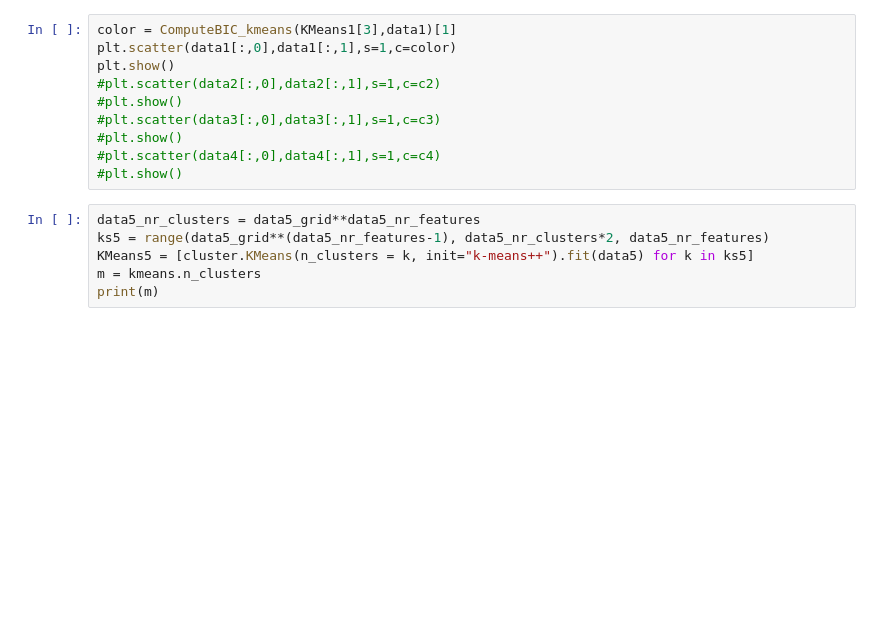
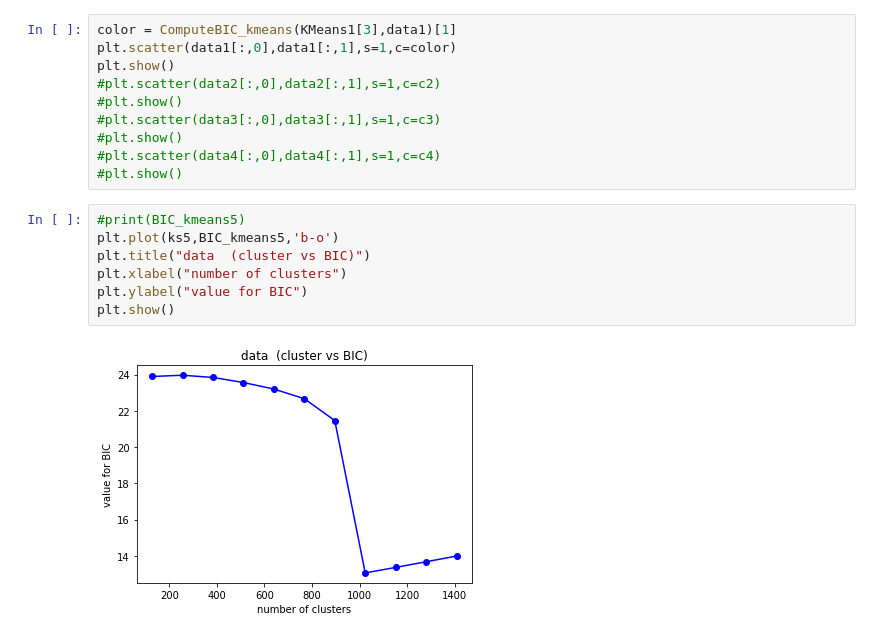
Before and after one commit to edforsberg/MME440_Project2, a Jupyter notebook: ErikF_BIC_Method.ipynb, the cells around one changed output. Saved outputs shown, nothing was run; the diff lists cells and outputs as text; blank space fills up the shorter version.

```diff
--- a/ErikF_BIC_Method.ipynb
+++ b/ErikF_BIC_Method.ipynb
@@ -225,9 +224,12 @@ plt.show()
 #plt.show()
 #plt.scatter(data4[:,0],data4[:,1],s=1,c=c4)
 #plt.show()
-# %%
-data5_nr_clusters = data5_grid**data5_nr_features
-ks5 = range(data5_grid**(data5_nr_features-1), data5_nr_clusters*2, data5_nr_features)
-KMeans5 = [cluster.KMeans(n_clusters = k, init="k-means++").fit(data5) for k in ks5]
-m = kmeans.n_clusters
-print(m)
+# %%
+#print(BIC_kmeans5)
+plt.plot(ks5,BIC_kmeans5,'b-o')
+plt.title("data  (cluster vs BIC)")
+plt.xlabel("number of clusters")
+plt.ylabel("value for BIC")
+plt.show()
+# %% [output]
+[figure, added]
```
Also changed, not shown: parts of 3 cells of this notebook, 1 other file.
